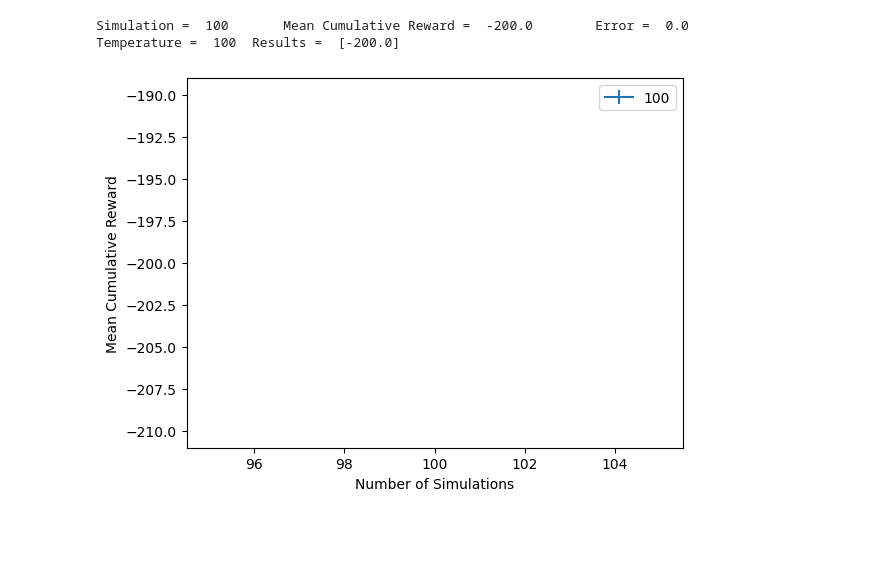
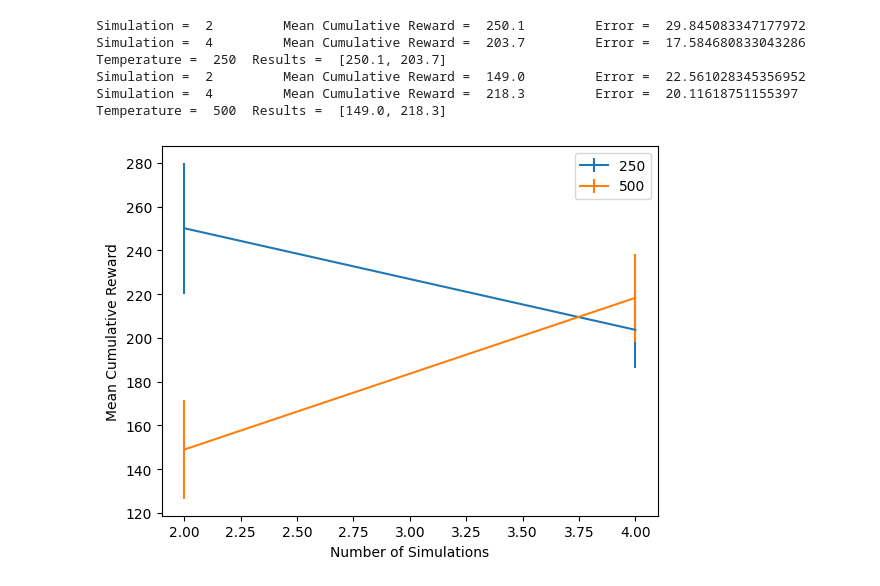
Before and after one commit to keremoner/MCTS-Time-Management, a Jupyter notebook: scripts/RunExperiments.ipynb, the cells around one changed output. Drawn from its saved outputs; the diff is of its cells as text; code cells hidden in the pictures; blank space fills up the shorter version.

Commit message:
Finished first version of experiment running

```diff
--- a/scripts/RunExperiments.ipynb
+++ b/scripts/RunExperiments.ipynb
@@ -3,20 +3,24 @@ import src.MCTS as MCTS
 from src.Environments import StatelessGym
 from src.Experiment import Experiment
 # %%
-TEMPERATURES = [100]
-SIMULATIONS = [100]
-TRIAL = 1
+TEMPERATURES = [250, 500]
+SIMULATIONS = [2, 4]
+TRIAL = 10
 
-env1 = StatelessGym.make('MountainCar-v0')
+env1 = StatelessGym.make('CartPole-v1')
 env2 = StatelessGym.make("FrozenLake-v1", desc=None, map_name="4x4", is_slippery=False)
 
-agent = MCTS.mcts_agent()
+agent = MCTS.mcts_agent(horizon=30)
 
-experiment1 = Experiment(env1, agent, temperatures=TEMPERATURES, simulations=SIMULATIONS, trial=TRIAL, experiment_name="Cartpole_Base_MCTS")
+experiment1 = Experiment(env1, agent, temperatures=TEMPERATURES, simulations=SIMULATIONS, trial=TRIAL, experiment_name="Cartpole Base MCTS")
 # %%
-experiment1.run()
+experiment1.run(save=True)
 experiment1.show_results()
 # %% [output]
-Simulation =  100       Mean Cumulative Reward =  -200.0        Error =  0.0
-Temperature =  100  Results =  [-200.0]
+Simulation =  2         Mean Cumulative Reward =  250.1         Error =  29.845083347177972
+Simulation =  4         Mean Cumulative Reward =  203.7         Error =  17.584680833043286
+Temperature =  250  Results =  [250.1, 203.7]
+Simulation =  2         Mean Cumulative Reward =  149.0         Error =  22.561028345356952
+Simulation =  4         Mean Cumulative Reward =  218.3         Error =  20.11618751155397
+Temperature =  500  Results =  [149.0, 218.3]
-[figure, old version]
+[figure, new version]
```
Also changed, not shown: 9 other files.
